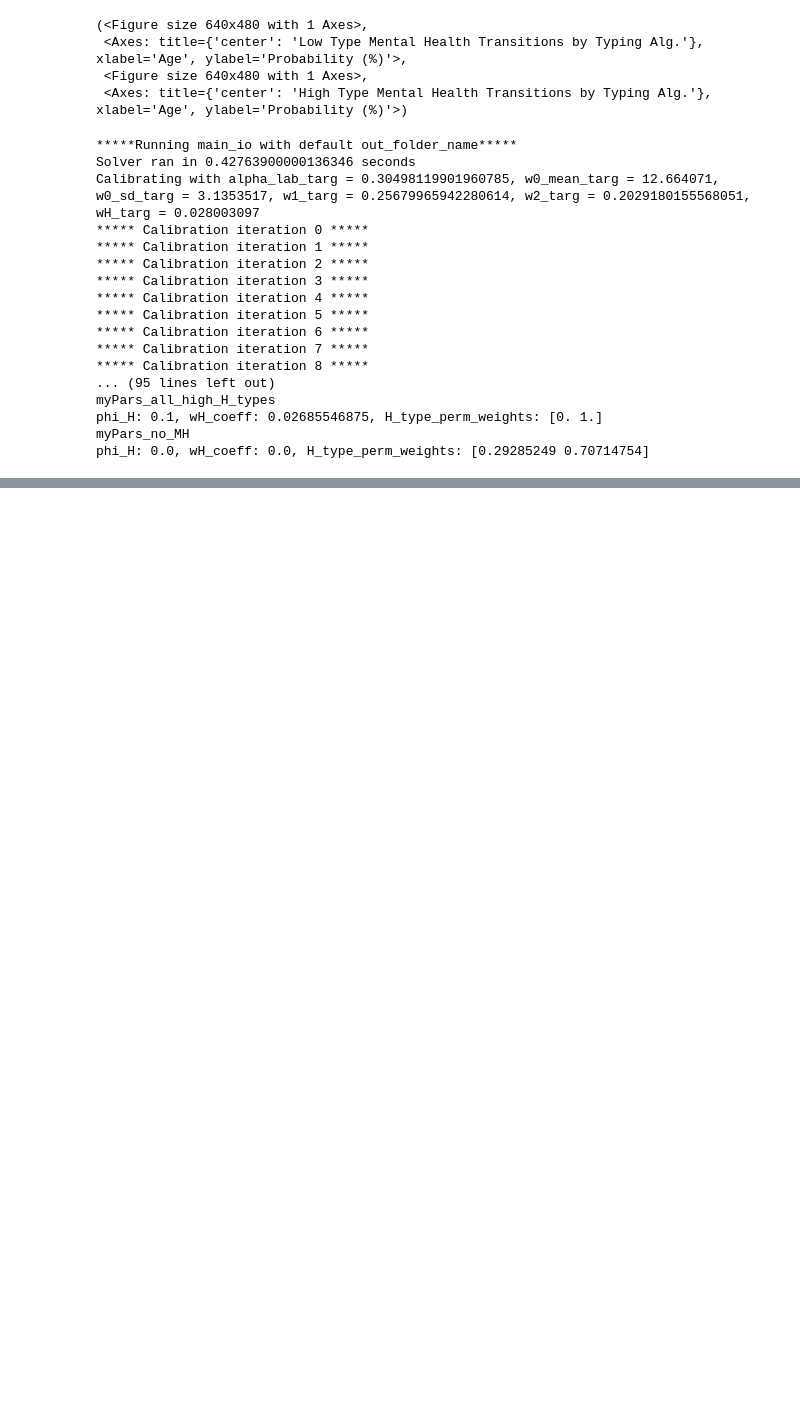
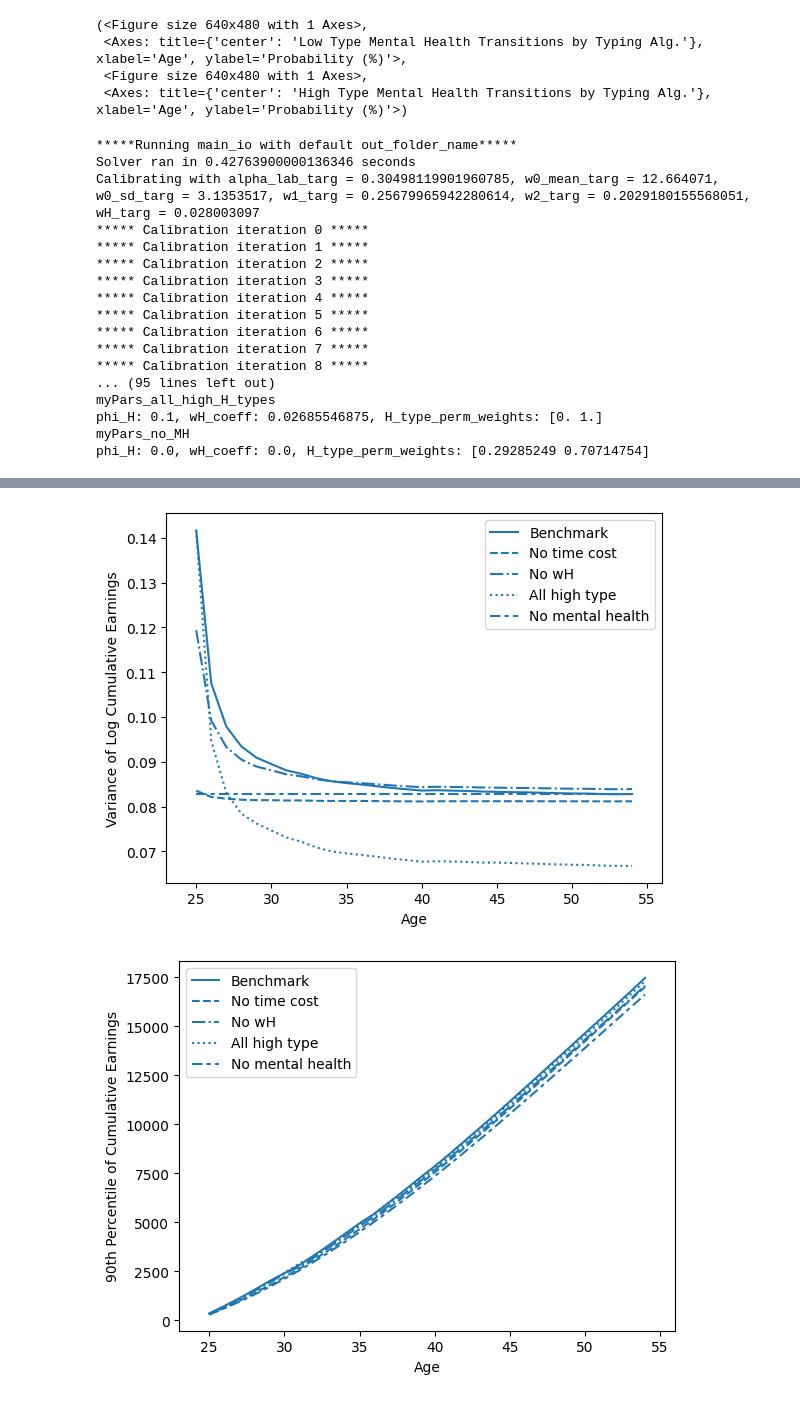
Before and after one commit to bboyajian253/discrete_lab_lc_model, a Jupyter notebook: my_code/model_uncert/code/table_maker_08_29_24.ipynb, the cells around one changed output, grey strips where cells are left out. Saved outputs shown, nothing was run; the diff lists cells and outputs as text; code cells hidden in the pictures; blank space fills up the shorter version.

```diff
--- a/my_code/model_uncert/code/table_maker_08_29_24.ipynb
+++ b/my_code/model_uncert/code/table_maker_08_29_24.ipynb
@@ -351,34 +372,38 @@ cum_sims_bench = {key: cum_sum_by_last_dim(sims_bench[key]) for key in sims_benc
 cum_sims_no_cost = {key: cum_sum_by_last_dim(sims_no_cost[key]) for key in sims_no_cost}
 cum_sims_no_wH = {key: cum_sum_by_last_dim(sims_no_wH[key]) for key in sims_no_wH}
 cum_sims_all_high_H_types = {key: cum_sum_by_last_dim(sims_all_high_H_types[key]) for key in sims_all_high_H_types}
 cum_sims_no_MH = {key: cum_sum_by_last_dim(sims_no_MH[key]) for key in sims_no_MH}
 
 for key in cum_sims_bench:
     cum_sims_bench[key] = cum_sum_by_last_dim(sims_bench[key])
     cum_sims_no_cost[key] = cum_sum_by_last_dim(sims_no_cost[key])
     cum_sims_no_wH[key] = cum_sum_by_last_dim(sims_no_wH[key])
     cum_sims_all_high_H_types[key] = cum_sum_by_last_dim(sims_all_high_H_types[key])
     cum_sims_no_MH[key] = cum_sum_by_last_dim(sims_no_MH[key])
 
 fig_var_cum_bench, ax_var_cum_bench = plot_ineq.plot_var_log_sim(myPars_bench, cum_sims_bench["lab_earnings"], y_axis_label_var, out_path, quietly)
 fig_var_cum_no_cost, ax_var_cum_no_cost = plot_ineq.plot_var_log_sim(myPars_no_cost, cum_sims_no_cost["lab_earnings"], y_axis_label_var, out_path, quietly)
 fig_var_cum_no_wH, ax_var_cum_no_wH = plot_ineq.plot_var_log_sim(myPars_no_wH, cum_sims_no_wH["lab_earnings"], y_axis_label_var, out_path, quietly)
 fig_var_cum_all_high_H_types, ax_var_cum_all_high_H_types = plot_ineq.plot_var_log_sim(myPars_all_high_H_types, cum_sims_all_high_H_types["lab_earnings"], y_axis_label_var, out_path, quietly)
 fig_var_cum_no_MH, ax_var_cum_no_MH = plot_ineq.plot_var_log_sim(myPars_no_MH, cum_sims_no_MH["lab_earnings"], y_axis_label_var, out_path, quietly)
 plot_save_path = out_path + f"fig_cum_earn_counter_var.pdf"
-tb.combine_plots([(fig_var_cum_bench, ax_var_cum_bench), (fig_var_cum_no_cost, ax_var_cum_no_cost), (fig_var_cum_no_wH, ax_var_cum_no_wH),
-                    (fig_var_cum_all_high_H_types, ax_var_cum_all_high_H_types), (fig_var_cum_no_MH, ax_var_cum_no_MH)],
-                    save_path = plot_save_path, label_lists = my_label_lists, quietly = quietly)
 
 cum_bench_perc_plot_list = plot_ineq.plot_many_sim_perc_ratio(myPars_bench, cum_sims_bench["lab_earnings"], y_label_root, out_path, quietly)
 cum_no_cost_perc_plot_list = plot_ineq.plot_many_sim_perc_ratio(myPars_no_cost, cum_sims_no_cost["lab_earnings"], y_label_root, out_path, quietly)
 cum_no_wH_perc_plot_list = plot_ineq.plot_many_sim_perc_ratio(myPars_no_wH, cum_sims_no_wH["lab_earnings"], y_label_root, out_path, quietly)
 cum_all_high_H_types_perc_plot_list = plot_ineq.plot_many_sim_perc_ratio(myPars_all_high_H_types, cum_sims_all_high_H_types["lab_earnings"], y_label_root, out_path, quietly)
 cum_no_MH_perc_plot_list = plot_ineq.plot_many_sim_perc_ratio(myPars_no_MH, cum_sims_no_MH["lab_earnings"], y_label_root, out_path, quietly)
 
+tb.combine_plots([(fig_var_cum_bench, ax_var_cum_bench), (fig_var_cum_no_cost, ax_var_cum_no_cost), (fig_var_cum_no_wH, ax_var_cum_no_wH),
+                    (fig_var_cum_all_high_H_types, ax_var_cum_all_high_H_types), (fig_var_cum_no_MH, ax_var_cum_no_MH)],
+                    save_path = plot_save_path, label_lists = my_label_lists, quietly = False)
+
 for i in range(len(cum_bench_perc_plot_list)):
     plot_save_path = out_path + f"fig_cum_earn_counter{i}.pdf"
     fig, ax = tb.combine_plots([cum_bench_perc_plot_list[i], cum_no_cost_perc_plot_list[i],
                                 cum_no_wH_perc_plot_list[i], cum_all_high_H_types_perc_plot_list[i], cum_no_MH_perc_plot_list[i]],
-                                save_path = plot_save_path, label_lists = my_label_lists, quietly = quietly)
+                                save_path = plot_save_path, label_lists = my_label_lists, quietly = False)
     # plt.close(fig)
+# %% [output]
+[figure, added]
+[figure, added]
```
Also changed, not shown: parts of 4 cells of this notebook, 33 other files.
